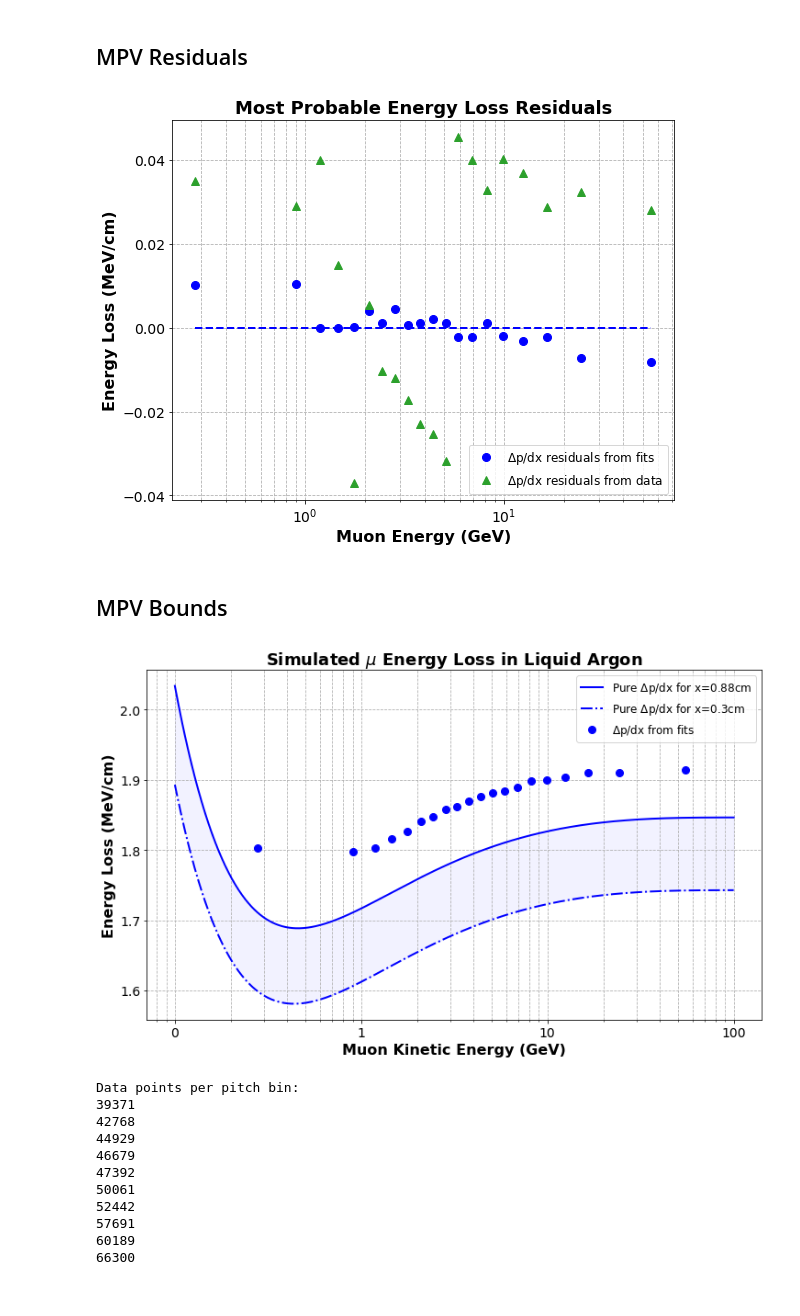
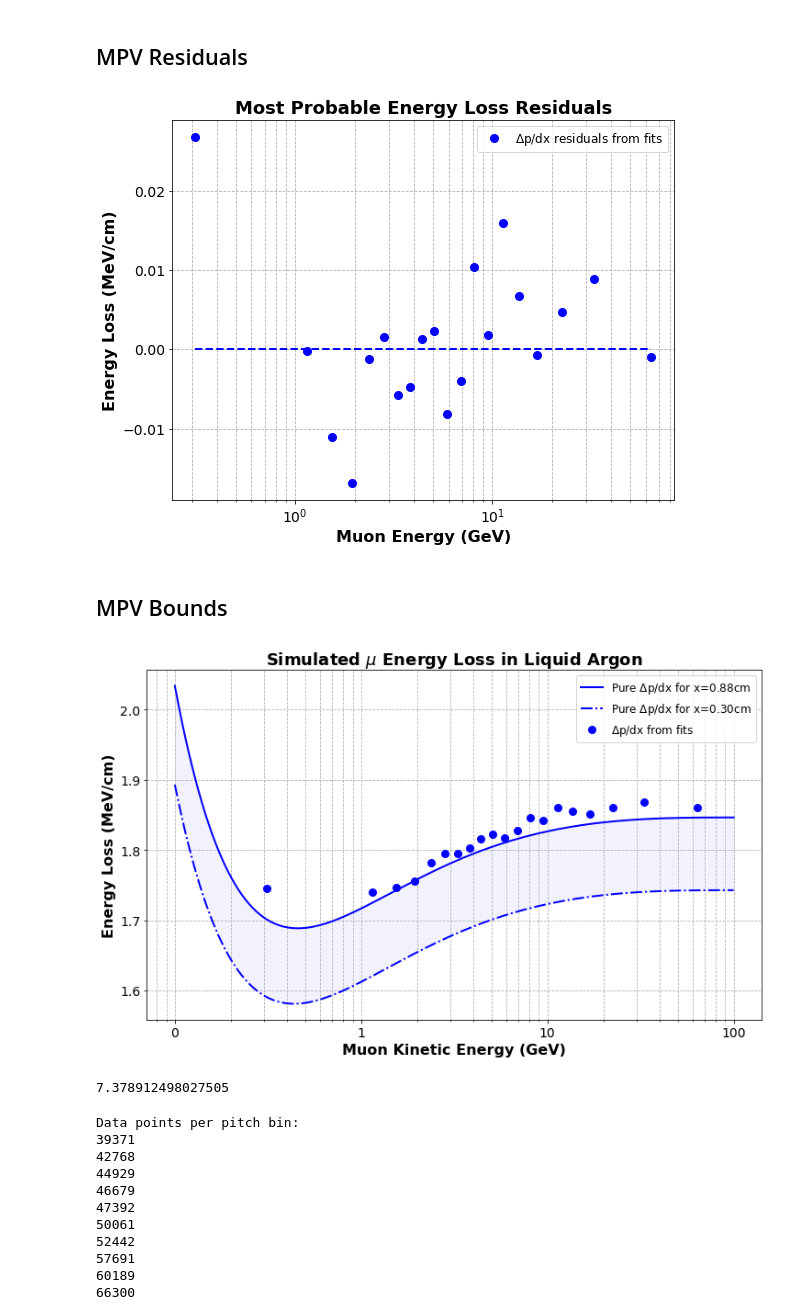
Before and after one commit to socrossley/Cosmic_Muon_CER, a Jupyter notebook: Fit.ipynb, the cells around one changed output. Drawn from its saved outputs; the diff is of its cells as text; code cells hidden in the pictures.

```diff
--- a/Fit.ipynb
+++ b/Fit.ipynb
@@ -226,10 +223,10 @@ This is horrible code, don't look at it
 # %%
 def plot_freq_vs_dedx(plot_specific = None, num_bins = 1000, show = True, savefile = None):
     if plot_specific is None:
-        fit_mpvs, fit_avs, data_mpvs = [], [], []
+        fit_mpvs, fit_avs = [], []
         i = 0
         for bd in binned_dedx:
-            data_mpv, xdata, ydata = generate_one_freq_vs_dedx(bd, num_bins)
+            xdata, ydata = generate_one_freq_vs_dedx(bd, num_bins)
             fit_params, xfit, yfit = generate_fit(xdata, ydata)
             fit_mpv = fit_params[0]
             fit_av = calculate_fit_av(*fit_params)
@@ -240,15 +237,14 @@ def plot_freq_vs_dedx(plot_specific = None, num_bins = 1000, show = True, savefi
                 plt.legend()
                 plt.show()
                 if savefile is not None:
-                    fig.savefig(os.getcwd() + r'/plots/4-22/Full_Landau'+ str(i), bbox_inches = "tight")
+                    fig.savefig(os.getcwd() + r'/plots/5-30/Landaus/Full_statbinned_Landau'+ str(i), bbox_inches = "tight")
 
             fit_mpvs.append(fit_mpv)
             fit_avs.append(fit_av)
-            data_mpvs.append(data_mpv)
             i += 1
     else:
         bd = binned_dedx[plot_specific]
-        data_mpv, xdata, ydata = generate_one_freq_vs_dedx(bd, num_bins)
+        xdata, ydata = generate_one_freq_vs_dedx(bd, num_bins)
         fit_params, xfit, yfit = generate_fit(xdata, ydata)
         fit_mpv = fit_params[0]
         fit_av = calculate_fit_av(*fit_params)
@@ -263,11 +259,10 @@ def plot_freq_vs_dedx(plot_specific = None, num_bins = 1000, show = True, savefi
 
         fit_mpvs = fit_mpv
         fit_avs = fit_av
-        data_mpvs = data_mpv
 
-    return fit_mpvs, fit_avs, data_mpvs
+    return fit_mpvs, fit_avs
 # %%
-mpvs, avs, mpvs_data = plot_freq_vs_dedx(num_bins=num_dedx_bins, show=True)
+mpvs, avs = plot_freq_vs_dedx(num_bins=num_dedx_bins, show=True, savefile=True)
 avs_data = []
 for b in binned_dedx:
     avs_data.append(np.mean(b))
@@ -301,7 +296,7 @@ def savefig(fig, name):
     path = r'./plots/' + month_day + name
     fig.savefig(path, bbox_inches='tight')
 # %%
-def plot_dedx_vs_e_data(with_fit_av=False, data_av=True, data_mpv=True, fit_mpv=True):
+def plot_dedx_vs_e_data(with_fit_av=False, data_av=True, fit_mpv=True):
     fig = plt.figure(figsize=(12,7))
     ax = plt.gca()
     if data_av:
@@ -313,9 +308,6 @@ def plot_dedx_vs_e_data(with_fit_av=False, data_av=True, data_mpv=True, fit_mpv=
     if fit_mpv:
         label='$\Delta$p/dx from fits'
         ax.errorbar(e_bin_centers, mpvs, label=label, color=mpvs_c, marker=fit_m)
-    if data_mpv:
-        label='$\Delta$p/dx from data'
-        ax.errorbar(e_bin_centers, mpvs_data, label=label, color=mpvs_c, marker=data_m, alpha=0.5)
     ax.set_xscale('log')
     ax.set_xlabel('Muon Kinetic Energy (GeV)')
     ax.set_ylabel('Energy Loss (MeV/cm)')
@@ -347,6 +339,6 @@ print(popt_av)
 # %%
-def mpv_fit(ke, t):
-    return theory.dpdx(ke, t, rest_e)
+def mpv_fit(ke, t, I=theory.I):
+    return theory.dpdx(ke, t, rest_e, I=I)
 
 popt_mpv, pcov_mpv = curve_fit(mpv_fit, ke_bin_centers[1:], mpvs[1:], p0=2.5, bounds=(0,5))
 
@@ -389,7 +381,6 @@ zeros = np.zeros(len(e_bin_centers[dp_cutoff:]))
 fig = plt.figure(figsize=(9,7))
 ax = plt.gca()
 ax.errorbar(e_bin_centers[dp_cutoff:], np.array(mpvs[dp_cutoff:])-expected_mpvs, fmt='o', label='$\Delta$p/dx residuals from fits', color = 'b')
-ax.errorbar(e_bin_centers[dp_cutoff:], np.array(mpvs_data[dp_cutoff:])-expected_mpvs, fmt='o', label='$\Delta$p/dx residuals from data', color = 'tab:green', marker='^')
 ax.plot(e_bin_centers[dp_cutoff:], zeros, color="b", ls='--')
 ax.legend()
 ax.set_xscale('log')
@@ -399,26 +390,32 @@ ax.set_ylabel('Energy Loss (MeV/cm)')
 plt.title("Most Probable Energy Loss Residuals")
 fig.show()
 # %% [output]
-[figure, old version]
+[figure, new version]
 # %% [markdown]
 ## MPV Bounds
 # %%
-max_pitch = 0.3/np.cos(70*np.pi/180) # 70 degrees maximum pitch
+min_pitch = 0.3 # min_pitch of 1 fits well, see note below
+max_pitch = min_pitch/np.cos(70*np.pi/180) # 70 degrees maximum pitch
 uplim_mpvs = [ mpv_fit(x*1000, max_pitch) for x in fit_es ]
-lolim_mpvs = [ mpv_fit(x*1000, 0.3) for x in fit_es ]
+lolim_mpvs = [ mpv_fit(x*1000, min_pitch) for x in fit_es ]
 
-fig, ax = plot_dedx_vs_e_data(data_av=False, data_mpv=False)
+fig, ax = plot_dedx_vs_e_data(data_av=False)
 ax.set_yscale('linear')
 
 ax.plot(fit_es, uplim_mpvs, ls='-', color='b', label=f'Pure $\Delta$p/dx for x={max_pitch:.2f}cm')
-ax.plot(fit_es, lolim_mpvs, ls='-.', color='b', label='Pure $\Delta$p/dx for x=0.3cm')
+ax.plot(fit_es, lolim_mpvs, ls='-.', color='b', label=f'Pure $\Delta$p/dx for x={min_pitch:.2f}cm')
 ax.fill_between(fit_es, lolim_mpvs, uplim_mpvs, color='b', alpha=0.05)
 
 ax.set_title("Simulated $\mu$ Energy Loss in Liquid Argon")
 ax.legend()
 fig.show()
 # %% [output]
-[figure, old version]
+[figure, new version]
+# %%
+avlim_mpvs = [ mpv_fit(x*1000, 0.517) for x in e_bin_centers ]
+print(np.mean((np.array(mpvs)-np.array(avlim_mpvs))/np.array(avlim_mpvs))*100)
+# %% [output]
+7.378912498027505
 # %%
 # I'm gonna divide up each binned_dedx into pitches by making the statistics in each pitch bin in the
 # 9th distribution equal. Hopefully this produces roughly equal statistics in the other distributions
```
Also changed, not shown: parts of 15 cells of this notebook, 3 other files.
